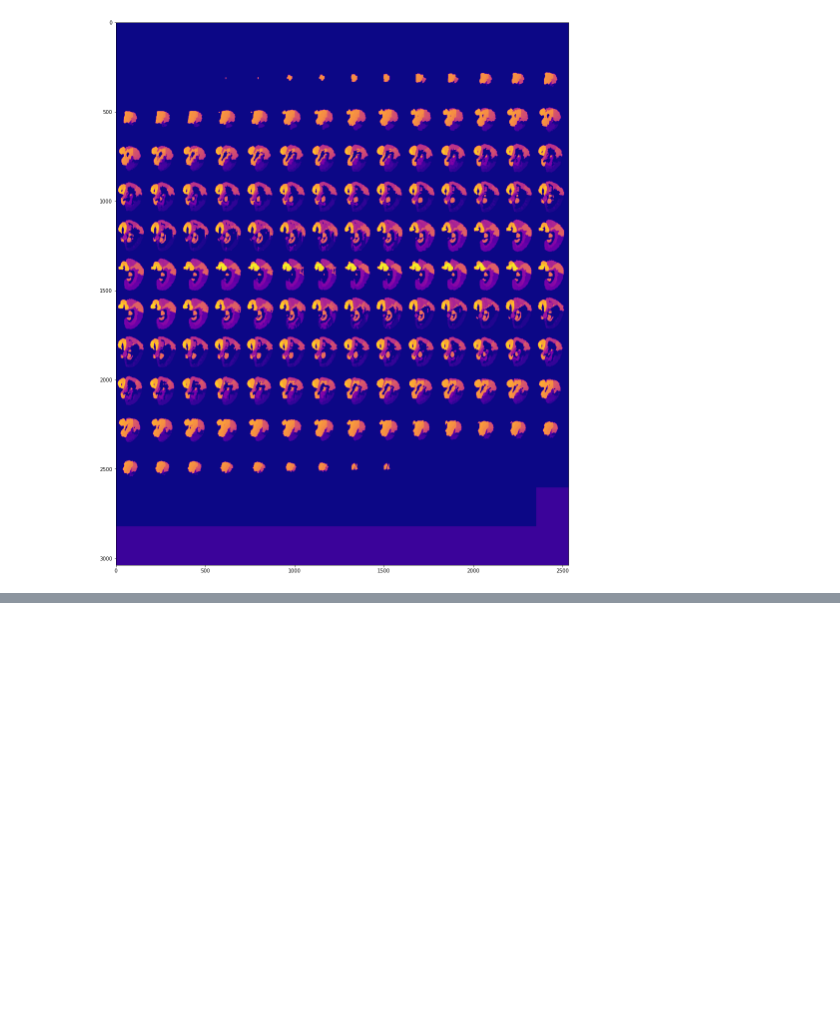
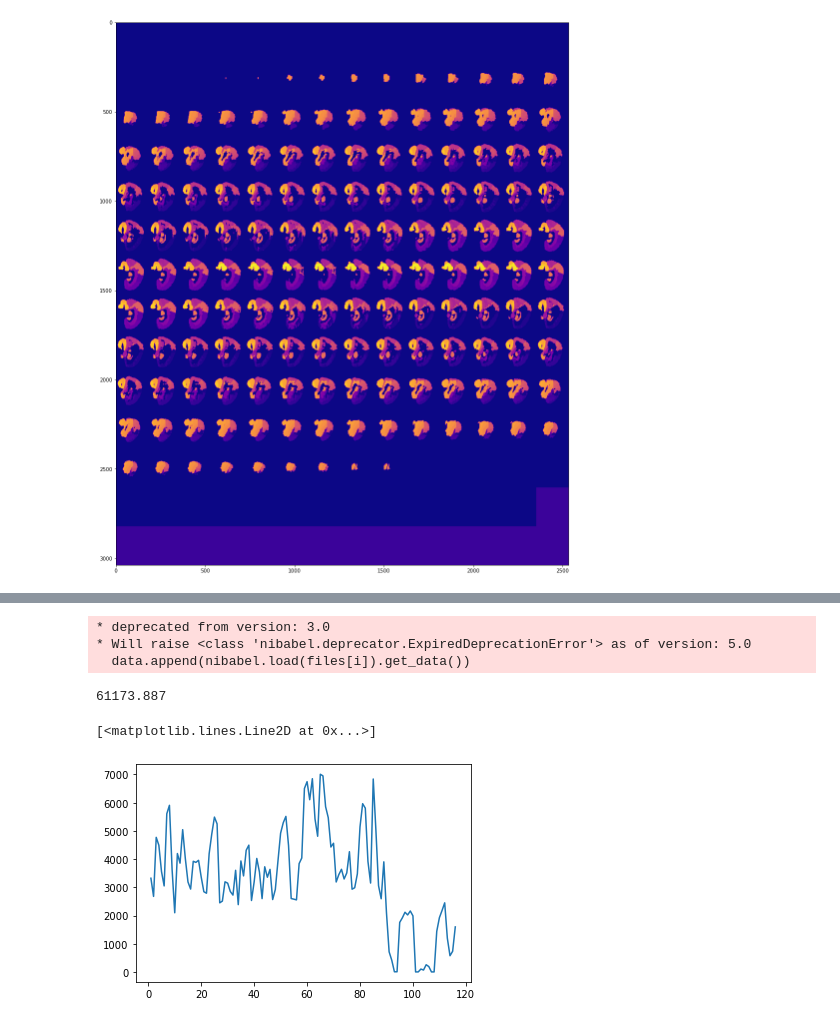
Before and after one commit to brainhack-ch/BrainSpread, a Jupyter notebook: Visualize.ipynb, the cells around one changed output, grey strips where cells are left out. Saved outputs shown, nothing was run; the diff lists cells and outputs as text; code cells hidden in the pictures; blank space fills up the shorter version.

```diff
--- a/Visualize.ipynb
+++ b/Visualize.ipynb
@@ -101,0 +148,64 @@ for i in PETS:
+# %%
+#2018-09-24
+#2019-9-24
+#2020-10-13
+files = ["PET_data\sub-AD6264\ses-1\pet-abeta-av45\sub-AD6264_ses-1_acq-AP_pet-abeta-av45[2018-09-24]_opt.nii.gz",
+        "PET_data\sub-AD6264\ses-1\pet-abeta-av45\sub-AD6264_ses-1_acq-AP_pet-abeta-av45[2019-09-24]_opt.nii.gz",
+         "PET_data\sub-AD6264\ses-1\pet-abeta-av45\sub-AD6264_ses-1_acq-AP_pet-abeta-av45[2020-10-13]_opt.nii.gz"]
+dates = ["2018-09-24", "2019-9-24", "2020-10-13"]
+def extractExtraRegionMeans(regionMap, PET0, PET1, PET2):
+    PET0 = PET0[:,:,:,1]
+    PET1 = PET1[:,:,:,1]
+    PET2 = PET2[:,:,:,1]
+    means0 = []
+    means1 = []
+    means2 = []
+    for i in range(1,117):
+        means0.append(PET0[np.where(i == regionMap)].mean())
+        means1.append(PET1[np.where(i == regionMap)].mean())
+        means2.append(PET2[np.where(i == regionMap)].mean())
+
+    maximum_region0 = max(means0)
+    maximum_region1 = max(means1)
+    maximum_region2 = max(means2)
+    minimum_region0 = min(means0)
+    minimum_region1 = min(means1)
+    minimum_region2 = min(means2)
+
+
+    normalized0 = (means0- minimum_region0)/(maximum_region0-minimum_region0)
+    normalized1 = (means1 - minimum_region1) / (maximum_region1-minimum_region1)
+    normalized2 =  (means2 - minimum_region2) / (maximum_region2-minimum_region2)
+    return means0, means1, means2 # normalized0, normalized1, normalized2
+
+
+def saveToTextFile(tup):
+#     os.remove('nodeIntensities'+tup[0]+'t0.csv')
+#     os.remove('nodeIntensities'+tup[0]+'t1.csv')
+#     os.remove('nodeIntensities'+tup[0]+'t2.csv')
+
+    with open('nodeIntensities'+tup[0]+'t0.csv', 'w') as f:
+        write = csv.writer(f)
+        write.writerow(tup[1])
+    with open('nodeIntensities'+tup[0]+'t1.csv', 'w') as f:
+        write = csv.writer(f)
+        write.writerow(tup[2])
+    with open('nodeIntensities'+tup[0]+'t2.csv', 'w') as f:
+        write = csv.writer(f)
+        write.writerow(tup[3])
+
+data = []
+for i in range(len(files)):
+    data.append(nibabel.load(files[i]).get_data())
+
+one, two, three = extractExtraRegionMeans(regions, data[0],data[1],data[2])
+print(np.linalg.norm(np.concatenate([one,two,three])))
+plt.plot(np.arange(1,117),one)
+#saveToTextFile(("-not-normalized-sub-AD6264", one, two, three))
+# %% [output]
+* deprecated from version: 3.0
+* Will raise <class 'nibabel.deprecator.ExpiredDeprecationError'> as of version: 5.0
+  data.append(nibabel.load(files[i]).get_data())
+61173.887
+[<matplotlib.lines.Line2D at 0x...>]
+[figure, added]
```
Also changed, not shown: parts of 15 cells of this notebook, 9 other files.
